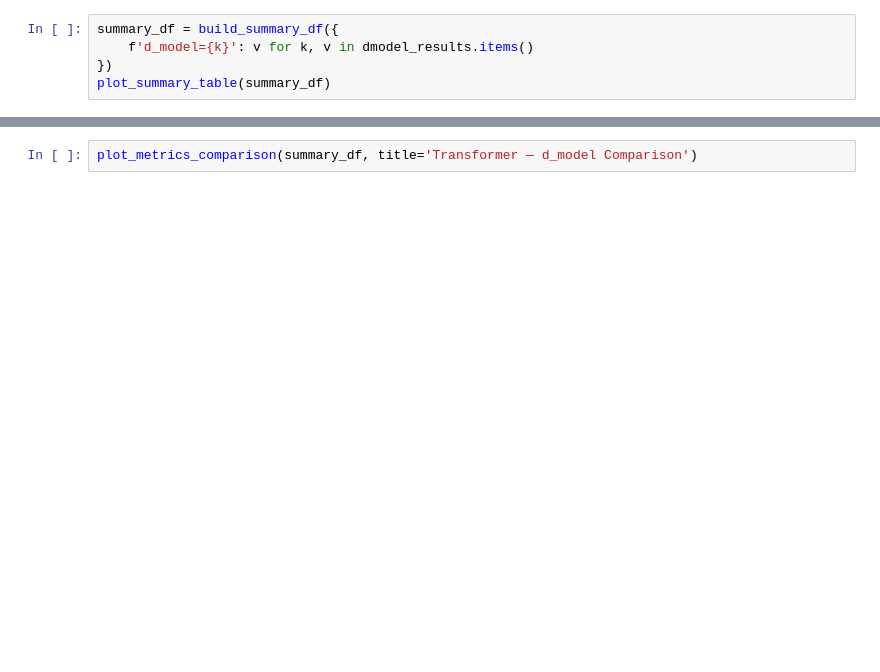
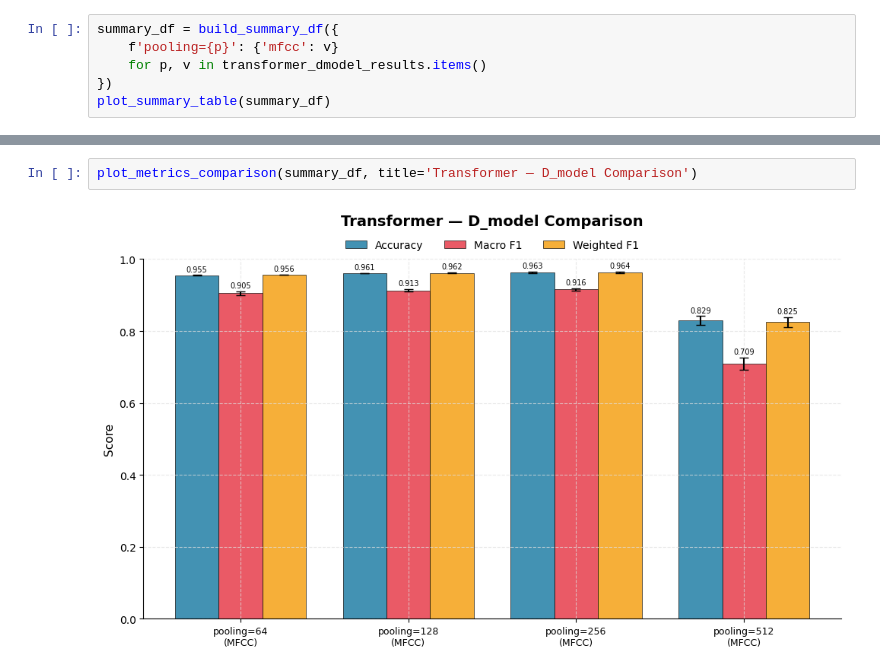
Before and after one commit to sienkozuzanna/transformers-speech-recognition, a Jupyter notebook: experiments/transformer_architecture/embeddings_dimension.ipynb, the cells around one changed output, grey strips where cells are left out. Saved outputs shown, nothing was run; the diff lists cells and outputs as text; blank space fills up the shorter version.

Commit message:
embeddings dimension experiments transformer

```diff
--- a/experiments/transformer_architecture/embeddings_dimension.ipynb
+++ b/experiments/transformer_architecture/embeddings_dimension.ipynb
@@ -105,5 +884,6 @@ plot_f1_training_curves(dmodel_results_str, title_prefix='Transformer d_model')
 # %%
 summary_df = build_summary_df({
-    f'd_model={k}': v for k, v in dmodel_results.items()
+    f'pooling={p}': {'mfcc': v}
+    for p, v in transformer_dmodel_results.items()
 })
 plot_summary_table(summary_df)
@@ -110,4 +902,6 @@ plot_summary_table(summary_df)
 # %%
-plot_metrics_comparison(summary_df, title='Transformer — d_model Comparison')
+plot_metrics_comparison(summary_df, title='Transformer — D_model Comparison')
+# %% [output]
+[figure, added]
 # %%
 embeddings_per_dmodel = {}
```
Also changed, not shown: parts of 26 cells of this notebook.
